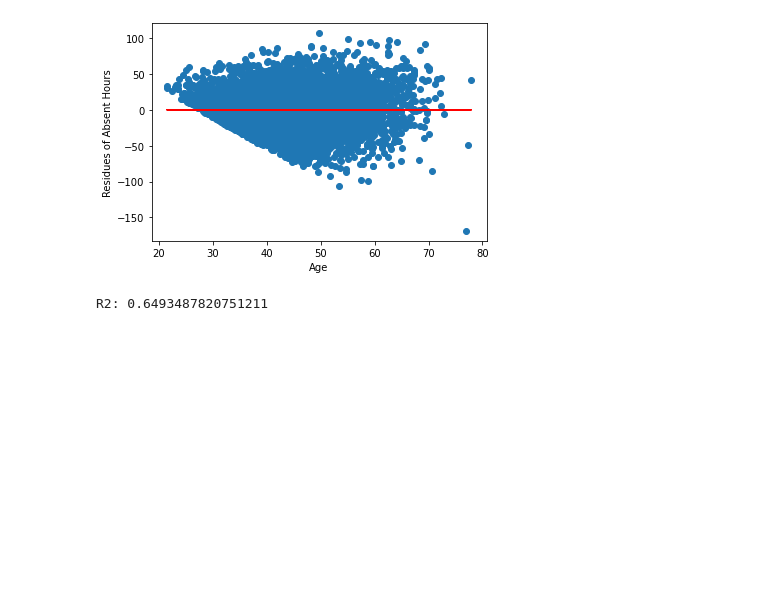
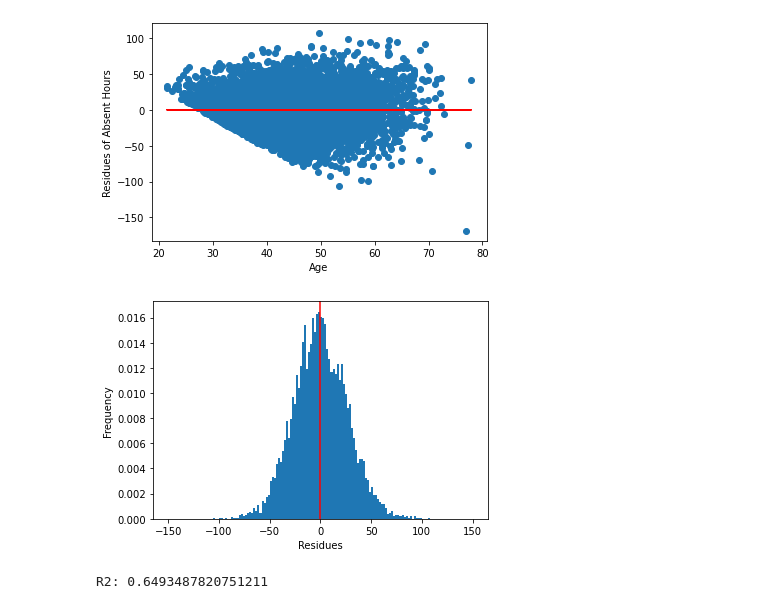
Before and after one commit to gabrieltorresgamez/linearregression-examples, a Jupyter notebook: fhnw-llr-le1-3.ipynb, the cells around one changed output. Cells and saved outputs as stored; diff of their text form; code cells hidden in the pictures; blank space fills up the shorter version.

Commit message:
add histogram residues analysis

```diff
--- a/fhnw-llr-le1-3.ipynb
+++ b/fhnw-llr-le1-3.ipynb
@@ -66,6 +66,14 @@ plt.ylabel("Residues of Absent Hours")
 plt.show()
 # %% [output]
 [figure]
+# %%
+plt.hist(y - (param1[0] * x1 + param1[1]), bins = 150, density = True, range = (-150, 150))
+plt.axvline((y - (param1[0] * x1 + param1[1])).mean(), color = "r")
+plt.xlabel("Residues")
+plt.ylabel("Frequency")
+plt.show()
+# %% [output]
+[figure, added]
 # %%
 print("R2: " + str(r2_1))
 # %% [output]
```
Also changed, not shown: parts of 1 cell of this notebook.
